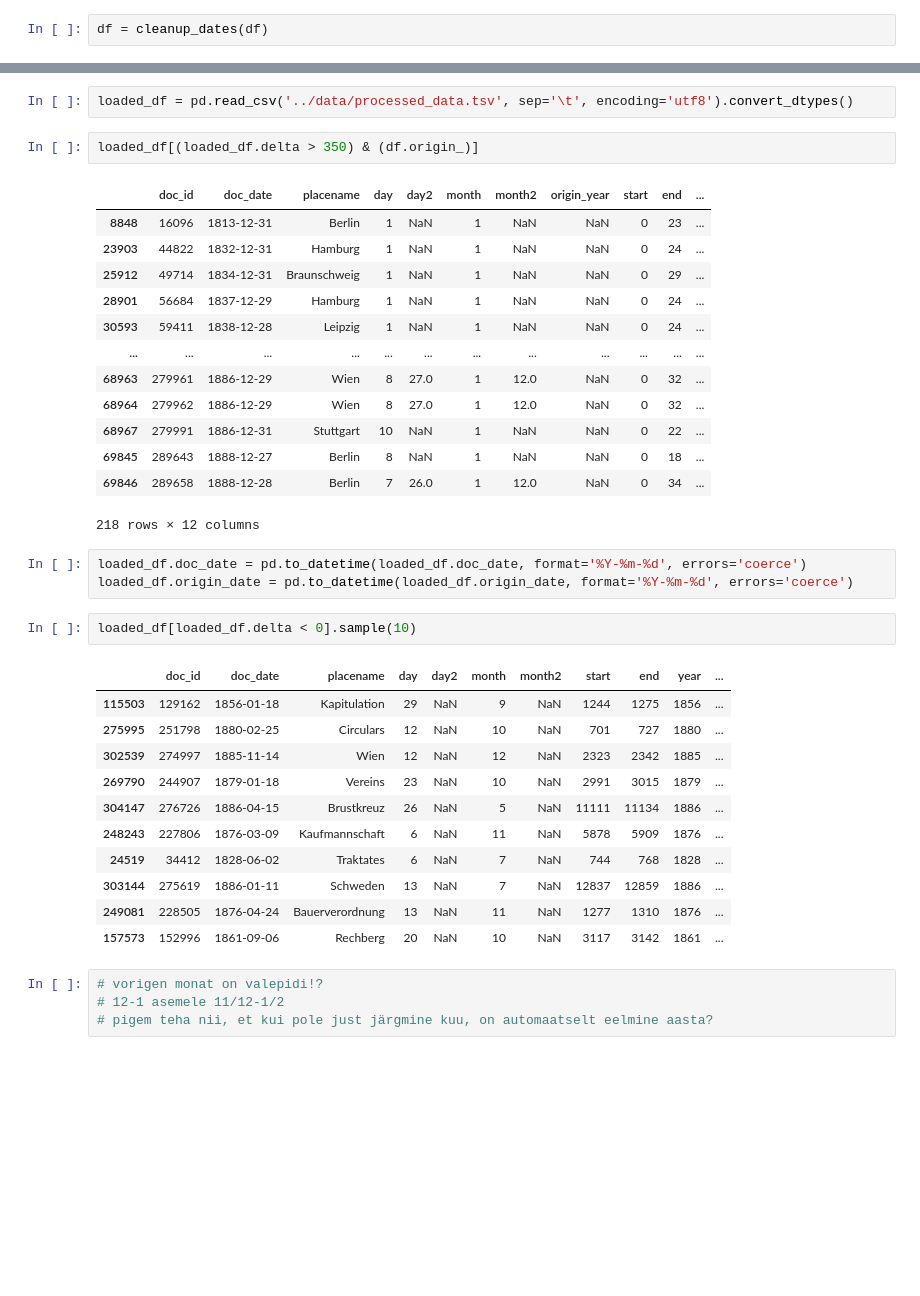
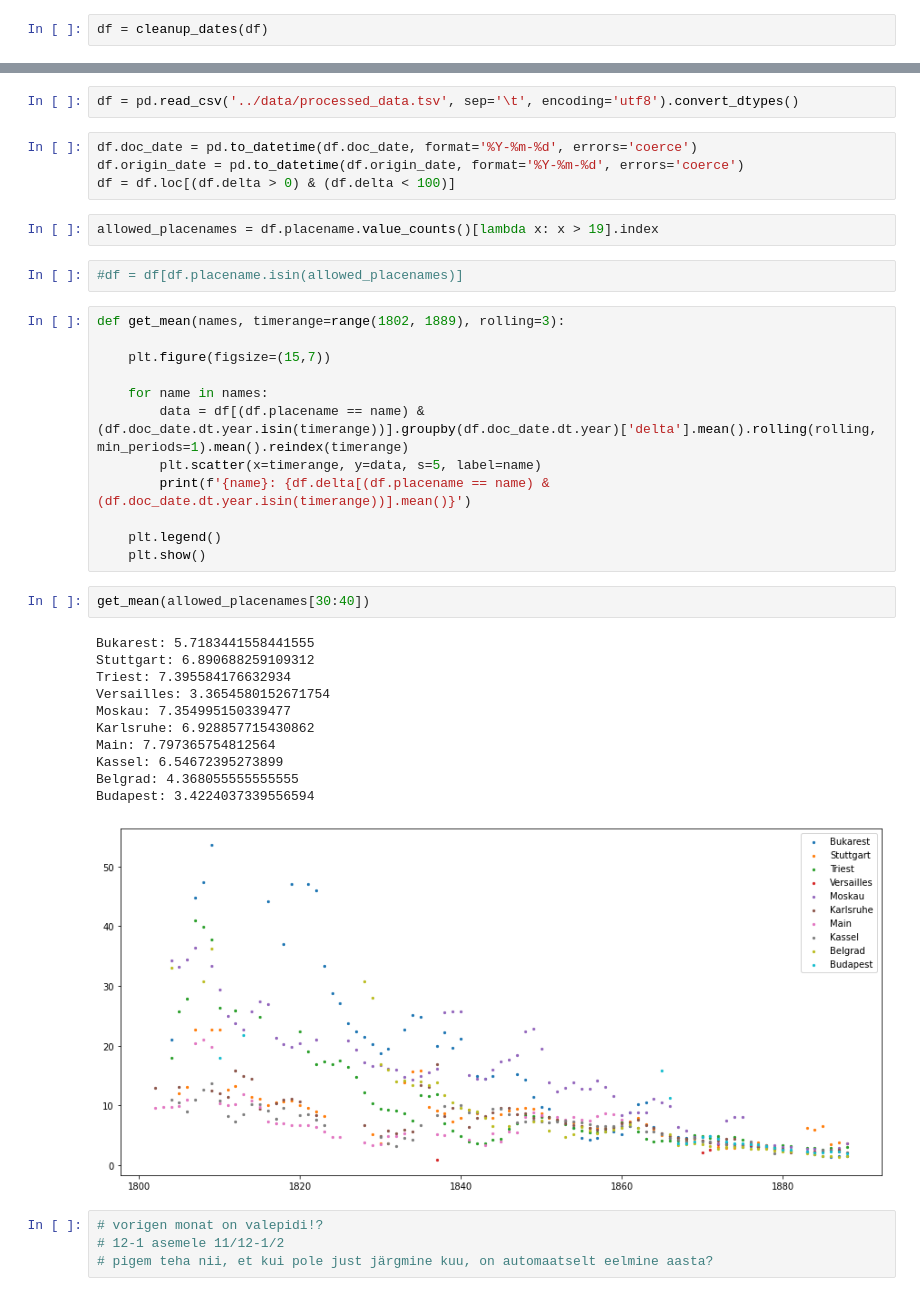
Before and after one commit to krkryger/rigasche-zeitung, a Jupyter notebook: notebooks/acta.ipynb, the cells around one changed output, grey strips where cells are left out. Drawn from its saved outputs; the diff is of its cells as text; blank space fills up the shorter version.

Commit message:
Fixed some date verification issues

```diff
--- a/notebooks/acta.ipynb
+++ b/notebooks/acta.ipynb
@@ -389,38 +363,39 @@ KeyError: ['origin_date']
 # %%
-loaded_df = pd.read_csv('../data/processed_data.tsv', sep='\t', encoding='utf8').convert_dtypes()
+df = pd.read_csv('../data/processed_data.tsv', sep='\t', encoding='utf8').convert_dtypes()
-# %%
-loaded_df[(loaded_df.delta > 350) & (df.origin_)]
-# %% [output]
-|  | doc_id | doc_date | placename | day | day2 | month | month2 | origin_year | start | end | ... |
-| 8848 | 16096 | 1813-12-31 | Berlin | 1 | NaN | 1 | NaN | NaN | 0 | 23 | ... |
-| 23903 | 44822 | 1832-12-31 | Hamburg | 1 | NaN | 1 | NaN | NaN | 0 | 24 | ... |
-| 25912 | 49714 | 1834-12-31 | Braunschweig | 1 | NaN | 1 | NaN | NaN | 0 | 29 | ... |
-| 28901 | 56684 | 1837-12-29 | Hamburg | 1 | NaN | 1 | NaN | NaN | 0 | 24 | ... |
-| 30593 | 59411 | 1838-12-28 | Leipzig | 1 | NaN | 1 | NaN | NaN | 0 | 24 | ... |
-| ... | ... | ... | ... | ... | ... | ... | ... | ... | ... | ... | ... |
-| 68963 | 279961 | 1886-12-29 | Wien | 8 | 27.0 | 1 | 12.0 | NaN | 0 | 32 | ... |
-| 68964 | 279962 | 1886-12-29 | Wien | 8 | 27.0 | 1 | 12.0 | NaN | 0 | 32 | ... |
-| 68967 | 279991 | 1886-12-31 | Stuttgart | 10 | NaN | 1 | NaN | NaN | 0 | 22 | ... |
-| 69845 | 289643 | 1888-12-27 | Berlin | 8 | NaN | 1 | NaN | NaN | 0 | 18 | ... |
-| 69846 | 289658 | 1888-12-28 | Berlin | 7 | 26.0 | 1 | 12.0 | NaN | 0 | 34 | ... |
-218 rows × 12 columns
 # %%
-loaded_df.doc_date = pd.to_datetime(loaded_df.doc_date, format='%Y-%m-%d', errors='coerce')
-loaded_df.origin_date = pd.to_datetime(loaded_df.origin_date, format='%Y-%m-%d', errors='coerce')
+df.doc_date = pd.to_datetime(df.doc_date, format='%Y-%m-%d', errors='coerce')
+df.origin_date = pd.to_datetime(df.origin_date, format='%Y-%m-%d', errors='coerce')
+df = df.loc[(df.delta > 0) & (df.delta < 100)]
+# %%
+allowed_placenames = df.placename.value_counts()[lambda x: x > 19].index
+# %%
+#df = df[df.placename.isin(allowed_placenames)]
+# %%
+def get_mean(names, timerange=range(1802, 1889), rolling=3):
+
+    plt.figure(figsize=(15,7))
+
+    for name in names:
+        data = df[(df.placename == name) & (df.doc_date.dt.year.isin(timerange))].groupby(df.doc_date.dt.year)['delta'].mean().rolling(rolling, min_periods=1).mean().reindex(timerange)
+        plt.scatter(x=timerange, y=data, s=5, label=name)
+        print(f'{name}: {df.delta[(df.placename == name) & (df.doc_date.dt.year.isin(timerange))].mean()}')
+
+    plt.legend()
+    plt.show()
 # %%
-loaded_df[loaded_df.delta < 0].sample(10)
+get_mean(allowed_placenames[30:40])
 # %% [output]
-|  | doc_id | doc_date | placename | day | day2 | month | month2 | start | end | year | ... |
-| 115503 | 129162 | 1856-01-18 | Kapitulation | 29 | NaN | 9 | NaN | 1244 | 1275 | 1856 | ... |
-| 275995 | 251798 | 1880-02-25 | Circulars | 12 | NaN | 10 | NaN | 701 | 727 | 1880 | ... |
-| 302539 | 274997 | 1885-11-14 | Wien | 12 | NaN | 12 | NaN | 2323 | 2342 | 1885 | ... |
-| 269790 | 244907 | 1879-01-18 | Vereins | 23 | NaN | 10 | NaN | 2991 | 3015 | 1879 | ... |
-| 304147 | 276726 | 1886-04-15 | Brustkreuz | 26 | NaN | 5 | NaN | 11111 | 11134 | 1886 | ... |
-| 248243 | 227806 | 1876-03-09 | Kaufmannschaft | 6 | NaN | 11 | NaN | 5878 | 5909 | 1876 | ... |
-| 24519 | 34412 | 1828-06-02 | Traktates | 6 | NaN | 7 | NaN | 744 | 768 | 1828 | ... |
-| 303144 | 275619 | 1886-01-11 | Schweden | 13 | NaN | 7 | NaN | 12837 | 12859 | 1886 | ... |
-| 249081 | 228505 | 1876-04-24 | Bauerverordnung | 13 | NaN | 11 | NaN | 1277 | 1310 | 1876 | ... |
-| 157573 | 152996 | 1861-09-06 | Rechberg | 20 | NaN | 10 | NaN | 3117 | 3142 | 1861 | ... |
+Bukarest: 5.7183441558441555
+Stuttgart: 6.890688259109312
+Triest: 7.395584176632934
+Versailles: 3.3654580152671754
+Moskau: 7.354995150339477
+Karlsruhe: 6.928857715430862
+Main: 7.797365754812564
+Kassel: 6.54672395273899
+Belgrad: 4.368055555555555
+Budapest: 3.4224037339556594
+[figure, added]
 # %%
 # vorigen monat on valepidi!?
 # 12-1 asemele 11/12-1/2
```
Also changed, not shown: parts of 17 cells of this notebook, 2 other files.
